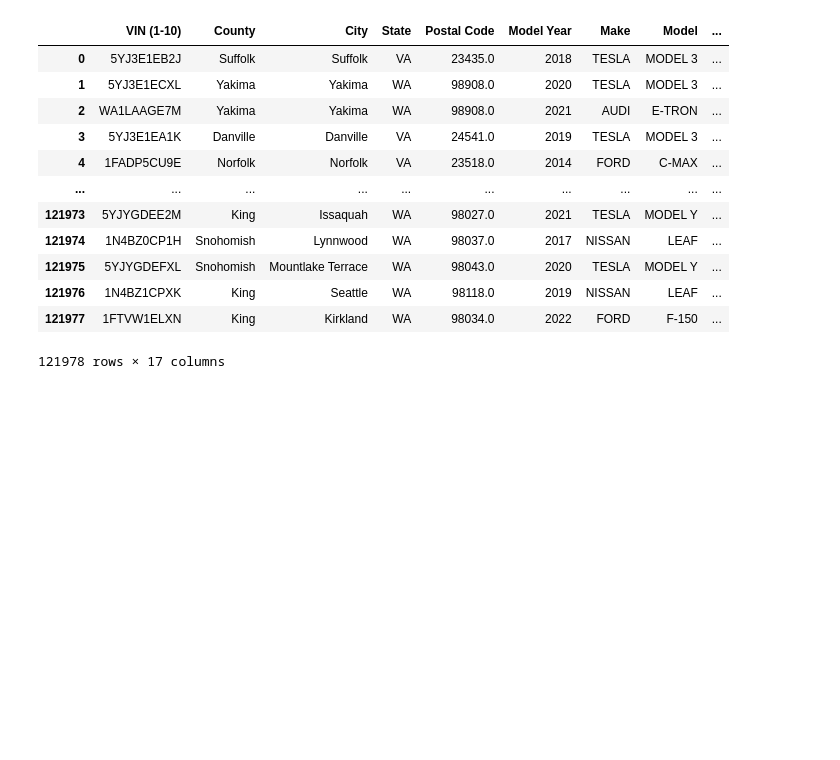
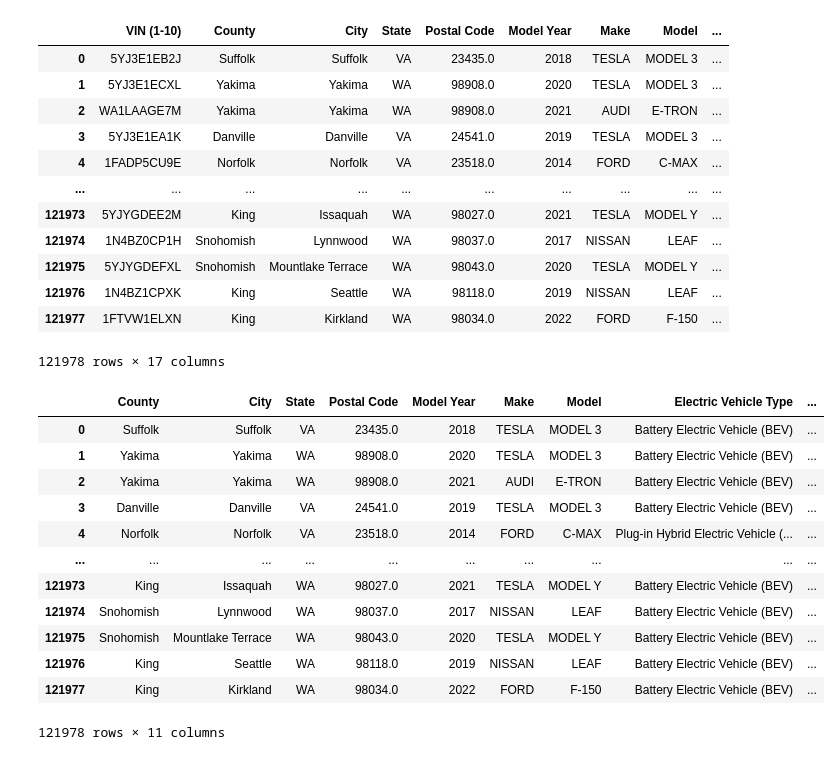
Before and after one commit to HarshDave707/DAB-103, a Jupyter notebook: dab_103.ipynb, the cells around one changed output. Saved outputs shown, nothing was run; the diff lists cells and outputs as text; code cells hidden in the pictures; blank space fills up the shorter version.

```diff
--- a/dab_103.ipynb
+++ b/dab_103.ipynb
@@ -22,3 +22,27 @@ vehicle_df
 | 121976 | 1N4BZ1CPXK | King | Seattle | WA | 98118.0 | 2019 | NISSAN | LEAF | ... |
 | 121977 | 1FTVW1ELXN | King | Kirkland | WA | 98034.0 | 2022 | FORD | F-150 | ... |
 121978 rows × 17 columns
+# %%
+vehicle_df.drop ( columns= ['VIN (1-10)',
+                            'Base MSRP',
+                            'Legislative District',
+                            'Vehicle Location',
+                            'Vehicle Location',
+                            'Electric Utility',
+                            '2020 Census Tract'],inplace=True)
+# %%
+vehicle_df
+# %% [output]
+|  | County | City | State | Postal Code | Model Year | Make | Model | Electric Vehicle Type | ... |
+| 0 | Suffolk | Suffolk | VA | 23435.0 | 2018 | TESLA | MODEL 3 | Battery Electric Vehicle (BEV) | ... |
+| 1 | Yakima | Yakima | WA | 98908.0 | 2020 | TESLA | MODEL 3 | Battery Electric Vehicle (BEV) | ... |
+| 2 | Yakima | Yakima | WA | 98908.0 | 2021 | AUDI | E-TRON | Battery Electric Vehicle (BEV) | ... |
+| 3 | Danville | Danville | VA | 24541.0 | 2019 | TESLA | MODEL 3 | Battery Electric Vehicle (BEV) | ... |
+| 4 | Norfolk | Norfolk | VA | 23518.0 | 2014 | FORD | C-MAX | Plug-in Hybrid Electric Vehicle (... | ... |
+| ... | ... | ... | ... | ... | ... | ... | ... | ... | ... |
+| 121973 | King | Issaquah | WA | 98027.0 | 2021 | TESLA | MODEL Y | Battery Electric Vehicle (BEV) | ... |
+| 121974 | Snohomish | Lynnwood | WA | 98037.0 | 2017 | NISSAN | LEAF | Battery Electric Vehicle (BEV) | ... |
+| 121975 | Snohomish | Mountlake Terrace | WA | 98043.0 | 2020 | TESLA | MODEL Y | Battery Electric Vehicle (BEV) | ... |
+| 121976 | King | Seattle | WA | 98118.0 | 2019 | NISSAN | LEAF | Battery Electric Vehicle (BEV) | ... |
+| 121977 | King | Kirkland | WA | 98034.0 | 2022 | FORD | F-150 | Battery Electric Vehicle (BEV) | ... |
+121978 rows × 11 columns
```
Also changed, not shown: parts of 13 cells of this notebook.
